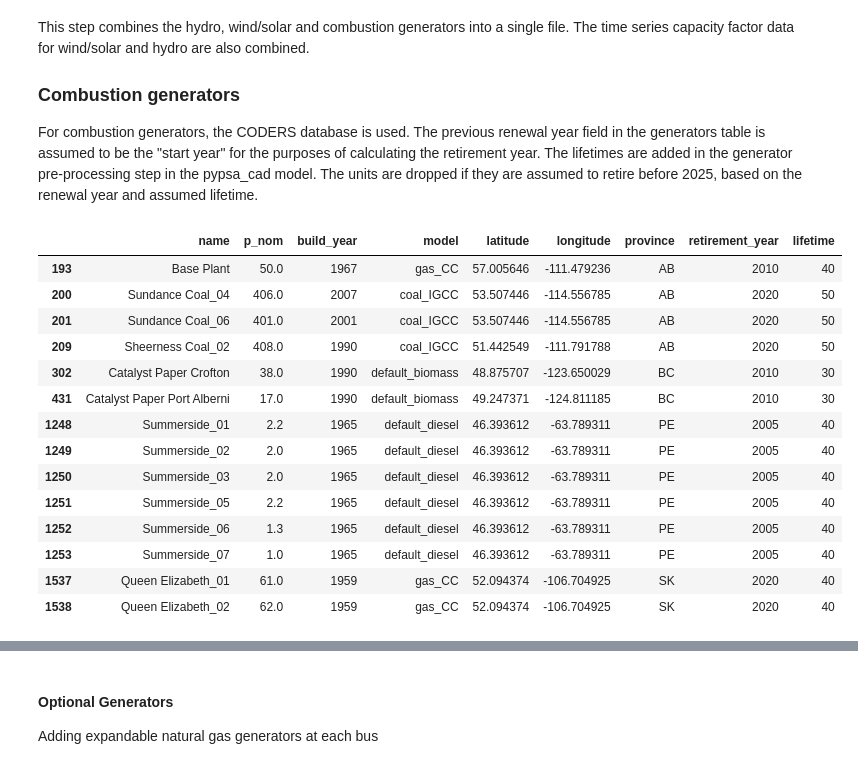
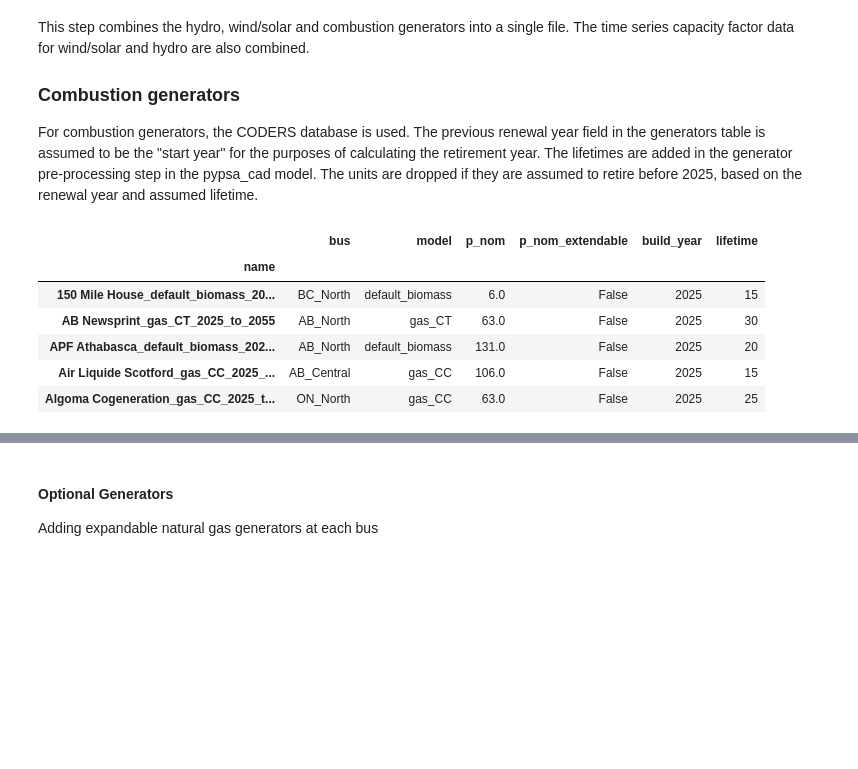
Before and after one commit to NRCan/pypsa-canada-national, a Jupyter notebook: 4 - Create Model.ipynb, the cells around one changed output, grey strips where cells are left out. Drawn from its saved outputs; the diff is of its cells as text; code cells hidden in the pictures; blank space fills up the shorter version.

```diff
--- a/4 - Create Model.ipynb
+++ b/4 - Create Model.ipynb
@@ -43,7 +43,8 @@ gen_type_map = {
     'oil_CT': 'default_oil', # Need to add new type?
     'oil_ST': 'default_oil',
     'solar_PV': 'default_solar_PV',
-    'wind_ons': 'wind_2021'
+    'wind_ons': 'wind_2021',
+    'storage_lithium':'default_liion_battery'
 }
 
 # Reading cluster data
@@ -65,6 +98,6 @@ For combustion generators, the CODERS database is used. The previous renewal yea
 # %%
 # Aggregate the generators based on bus, model, retirement year (rounded) and max_hours
-aggregate_gens = True
+aggregate_gens = False
 
 # Generator Lifetimes
 gen_life = {
@@ -95,70 +119,43 @@ combustion_gens_data = generator_data[~generator_data.gen_type.isin(['hydro_run'
 
 # If the renewal year is greater than reference year but the start year is before reference year, set the renewal to reference year
 combustion_gens_data.loc[(combustion_gens_data.previous_renewal_year >= REF_YEAR) & (combustion_gens_data.start_year < REF_YEAR), 'previous_renewal_year'] = REF_YEAR
 
 # Formatting
 combustion_gens_data = combustion_gens_data[['generation_unit_name', 'unit_installed_capacity', 'previous_renewal_year', 'gen_type', 'latitude', 'longitude', 'province', 'closure_year']]
 combustion_gens_data = combustion_gens_data.rename({'generation_unit_name':'name', 'unit_installed_capacity':'p_nom', 'gen_type':'model', 'previous_renewal_year': 'build_year', 'closure_year': 'retirement_year'}, axis=1)
 
 # Planned generator data
 planned_gens = pd.read_csv(os.path.join(path, 'data', 'planned_projects', 'new_capacity.csv'))
 planned_gens = planned_gens[~planned_gens.model.isin(['hydro_run', 'hydro_daily', 'hydro_monthly', 'solar_PV', 'wind_ons'])]
 combustion_gens_data = pd.concat([combustion_gens_data, planned_gens])
 
-# Generator Models and assumed lifetimes
-combustion_gens_data.loc[:, 'model'] = combustion_gens_data.loc[:, 'model'].replace(gen_type_map)
-combustion_gens_data['lifetime'] = combustion_gens_data['model'].map(gen_life)
-
 # Load manual retirements
 retirements = pd.read_csv(os.path.join(path, 'data', 'planned_projects', 'thermal_retirements.csv'))
 retirements = retirements[~retirements.CODERS_name.isna()]
 retirements = retirements.set_index('CODERS_name')['year']
 retirements = retirements.to_dict()
 
-## Calculate retirement years
-# Replace assumed values with retirements specified in thermal_retirements.csv
-combustion_gens_data['retirement_year'] = combustion_gens_data['retirement_year'].fillna(combustion_gens_data['name'].map(retirements))
-# Fill missing values with assumed lifetime
-combustion_gens_data['retirement_year'] = combustion_gens_data['retirement_year'].fillna(combustion_gens_data['build_year'] + combustion_gens_data['lifetime'])
-# Round up to nearest 5th year
-combustion_gens_data['retirement_year'] = (5 * np.ceil((combustion_gens_data['retirement_year']) / 5)).astype(int)
-# Remove generators which retire before model start
-combustion_gens_data = combustion_gens_data[combustion_gens_data['retirement_year'] > REF_YEAR]
+combustion_gens_data = format_existing_components(combustion_gens_data, retirements, gen_life, gen_type_map, REF_YEAR)
 
-# Start year doesn't matter as long as its less than base year
-combustion_gens_data.loc[(combustion_gens_data.build_year < REF_YEAR), 'start_year'] = int(REF_YEAR)
-# Retirement year doesn't matter if its greater than 2050
-combustion_gens_data.loc[(combustion_gens_data.retirement_year > 2050), 'retirement_year'] = 2055
-
-# Map to clusters
-combustion_gens_data = find_cluster(combustion_gens_data)
-
+# Generator aggregation
 if aggregate_gens:
-    combustion_gens_data = combustion_gens_data.groupby(['cluster', 'model', 'start_year', 'retirement_year']).sum()['p_nom'].reset_index()
-    combustion_gens_data['name'] = combustion_gens_data.cluster + '_' + combustion_gens_data.model + '_' + combustion_gens_data.start_year.astype(str) + '_to_' + combustion_gens_data.retirement_year.astype(str)
+    combustion_gens_data = combustion_gens_data.groupby(['bus', 'model', 'build_year', 'retirement_year']).sum()['p_nom'].reset_index()
+    combustion_gens_data['name'] = combustion_gens_data.bus + '_' + combustion_gens_data.model + '_' + combustion_gens_data.build_year.astype(str) + '_to_' + combustion_gens_data.retirement_year.astype(str)
 else:
-    combustion_gens_data = combustion_gens_data.groupby(['generation_unit_name', 'cluster', 'model', 'start_year', 'retirement_year']).sum()['p_nom'].reset_index()
-    combustion_gens_data['name'] = combustion_gens_data.generation_unit_name + '_' + combustion_gens_data.model + '_' + combustion_gens_data.start_year.astype(str) + '_to_' + combustion_gens_data.retirement_year.astype(str)
+    combustion_gens_data = combustion_gens_data.groupby(['name', 'bus', 'model', 'build_year', 'retirement_year']).sum()['p_nom'].reset_index()
+    combustion_gens_data['name'] = combustion_gens_data.name + '_' + combustion_gens_data.model + '_' + combustion_gens_data.build_year.astype(str) + '_to_' + combustion_gens_data.retirement_year.astype(str)
 
 # Format generators
 combustion_gens_data['p_nom_extendable'] = False
 combustion_gens_data['lifetime'] = combustion_gens_data['retirement_year'].subtract(combustion_gens_data['build_year'])
 combustion_gens_data = combustion_gens_data.set_index('name',drop=True)
 combustion_gens_data = combustion_gens_data[['bus', 'model', 'p_nom', 'p_nom_extendable', 'build_year', 'lifetime']]
 combustion_gens_data.head()
 # %% [output]
-|  | name | p_nom | build_year | model | latitude | longitude | province | retirement_year | lifetime |
-| 193 | Base Plant | 50.0 | 1967 | gas_CC | 57.005646 | -111.479236 | AB | 2010 | 40 |
-| 200 | Sundance Coal_04 | 406.0 | 2007 | coal_IGCC | 53.507446 | -114.556785 | AB | 2020 | 50 |
-| 201 | Sundance Coal_06 | 401.0 | 2001 | coal_IGCC | 53.507446 | -114.556785 | AB | 2020 | 50 |
-| 209 | Sheerness Coal_02 | 408.0 | 1990 | coal_IGCC | 51.442549 | -111.791788 | AB | 2020 | 50 |
-| 302 | Catalyst Paper Crofton | 38.0 | 1990 | default_biomass | 48.875707 | -123.650029 | BC | 2010 | 30 |
-| 431 | Catalyst Paper Port Alberni | 17.0 | 1990 | default_biomass | 49.247371 | -124.811185 | BC | 2010 | 30 |
-| 1248 | Summerside_01 | 2.2 | 1965 | default_diesel | 46.393612 | -63.789311 | PE | 2005 | 40 |
-| 1249 | Summerside_02 | 2.0 | 1965 | default_diesel | 46.393612 | -63.789311 | PE | 2005 | 40 |
-| 1250 | Summerside_03 | 2.0 | 1965 | default_diesel | 46.393612 | -63.789311 | PE | 2005 | 40 |
-| 1251 | Summerside_05 | 2.2 | 1965 | default_diesel | 46.393612 | -63.789311 | PE | 2005 | 40 |
-| 1252 | Summerside_06 | 1.3 | 1965 | default_diesel | 46.393612 | -63.789311 | PE | 2005 | 40 |
-| 1253 | Summerside_07 | 1.0 | 1965 | default_diesel | 46.393612 | -63.789311 | PE | 2005 | 40 |
-| 1537 | Queen Elizabeth_01 | 61.0 | 1959 | gas_CC | 52.094374 | -106.704925 | SK | 2020 | 40 |
-| 1538 | Queen Elizabeth_02 | 62.0 | 1959 | gas_CC | 52.094374 | -106.704925 | SK | 2020 | 40 |
+|  | bus | model | p_nom | p_nom_extendable | build_year | lifetime |
+| name |  |  |  |  |  |  |
+| 150 Mile House_default_biomass_20... | BC_North | default_biomass | 6.0 | False | 2025 | 15 |
+| AB Newsprint_gas_CT_2025_to_2055 | AB_North | gas_CT | 63.0 | False | 2025 | 30 |
+| APF Athabasca_default_biomass_202... | AB_North | default_biomass | 131.0 | False | 2025 | 20 |
+| Air Liquide Scotford_gas_CC_2025_... | AB_Central | gas_CC | 106.0 | False | 2025 | 15 |
+| Algoma Cogeneration_gas_CC_2025_t... | ON_North | gas_CC | 63.0 | False | 2025 | 25 |
```
Also changed, not shown: parts of 17 cells of this notebook.
